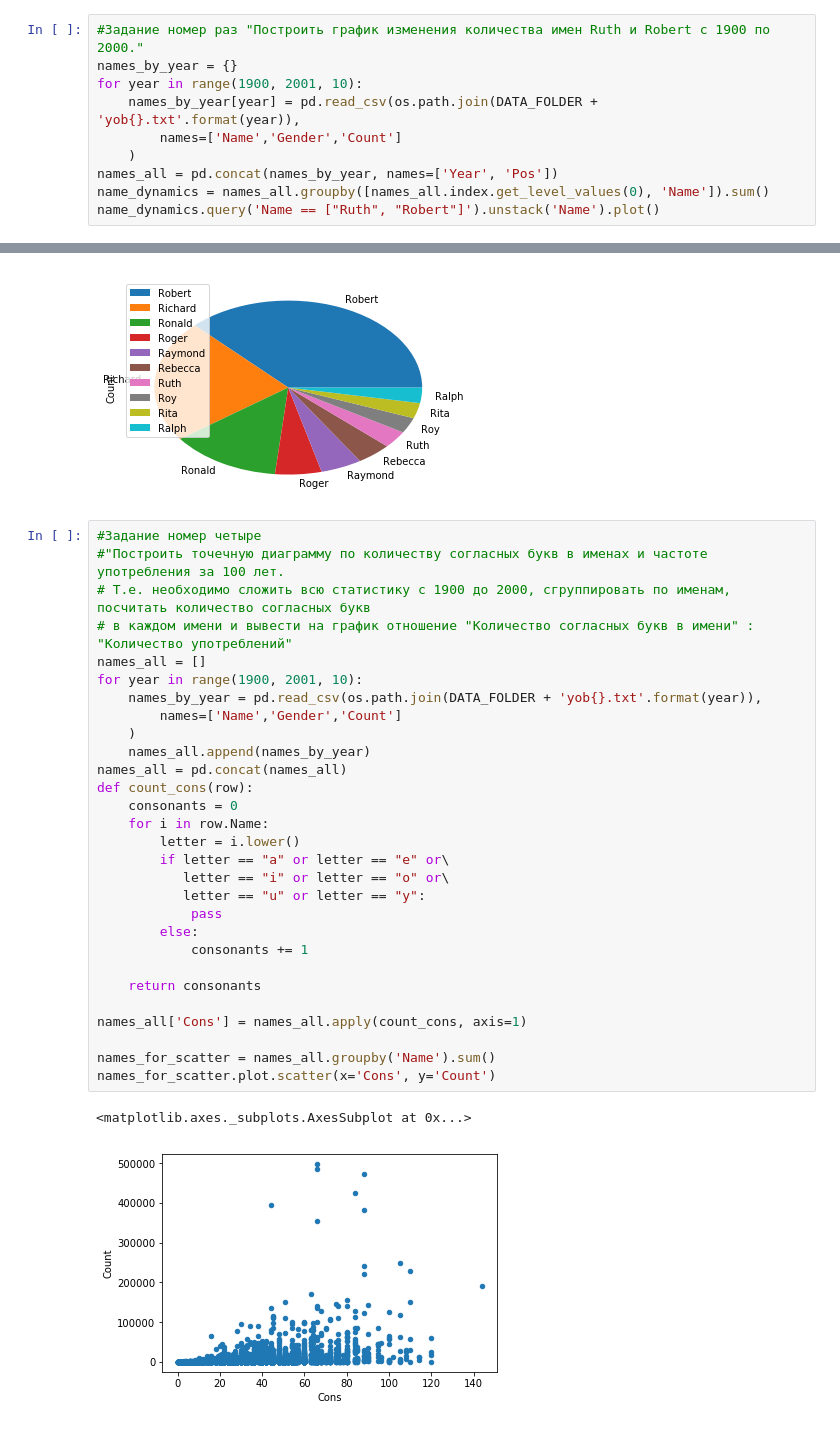
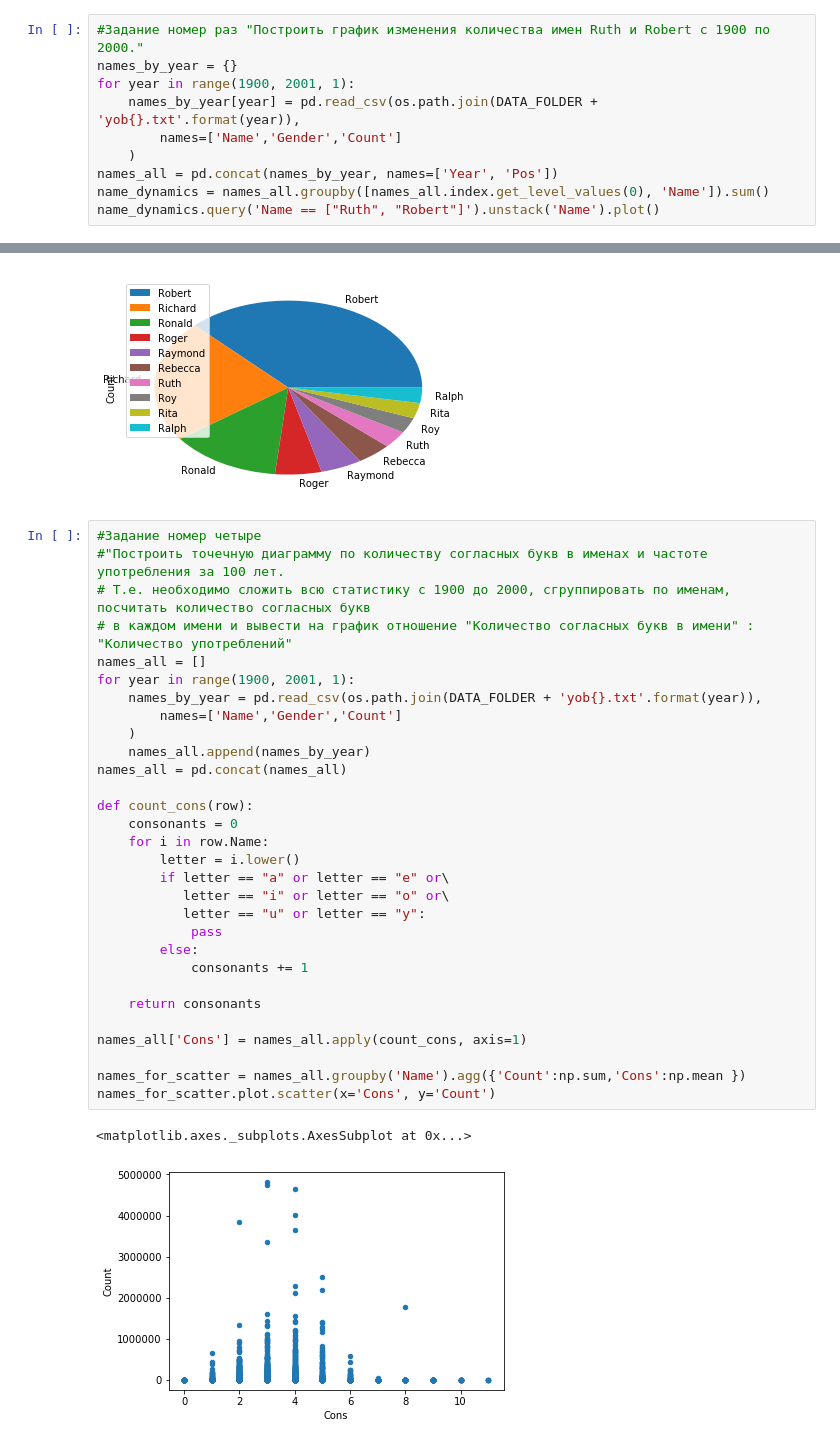
Before and after one commit to Sworddanser/HomeWork_python3, a Jupyter notebook: HW_4.2.ipynb, the cells around one changed output, grey strips where cells are left out. Saved outputs shown, nothing was run; the diff lists cells and outputs as text.

```diff
--- a/HW_4.2.ipynb
+++ b/HW_4.2.ipynb
@@ -13,7 +13,7 @@ DATA_FOLDER = 'C:/Users/Faqer/Desktop/python/HW/jupiter/data/'
 # %%
 #Задание номер раз "Построить график изменения количества имен Ruth и Robert с 1900 по 2000."
 names_by_year = {}
-for year in range(1900, 2001, 10):
+for year in range(1900, 2001, 1):
     names_by_year[year] = pd.read_csv(os.path.join(DATA_FOLDER + 'yob{}.txt'.format(year)),
         names=['Name','Gender','Count']
     )
@@ -52,32 +52,33 @@ names_r_ten.plot.pie(y='Count', labels = names_r['Name'])
 # %%
 #Задание номер четыре
 #"Построить точечную диаграмму по количеству согласных букв в именах и частоте употребления за 100 лет.
 # Т.е. необходимо сложить всю статистику с 1900 до 2000, сгруппировать по именам, посчитать количество согласных букв
 # в каждом имени и вывести на график отношение "Количество согласных букв в имени" : "Количество употреблений"
 names_all = []
-for year in range(1900, 2001, 10):
+for year in range(1900, 2001, 1):
     names_by_year = pd.read_csv(os.path.join(DATA_FOLDER + 'yob{}.txt'.format(year)),
         names=['Name','Gender','Count']
     )
     names_all.append(names_by_year)
 names_all = pd.concat(names_all)
+
 def count_cons(row):
     consonants = 0
     for i in row.Name:
         letter = i.lower()
         if letter == "a" or letter == "e" or\
            letter == "i" or letter == "o" or\
            letter == "u" or letter == "y":
             pass
         else:
             consonants += 1
 
     return consonants
 
 names_all['Cons'] = names_all.apply(count_cons, axis=1)
 
-names_for_scatter = names_all.groupby('Name').sum()
+names_for_scatter = names_all.groupby('Name').agg({'Count':np.sum,'Cons':np.mean })
 names_for_scatter.plot.scatter(x='Cons', y='Count')
 # %% [output]
 <matplotlib.axes._subplots.AxesSubplot at 0x...>
-[figure, old version]
+[figure, new version]
```
Also changed, not shown: parts of 1 cell of this notebook.
